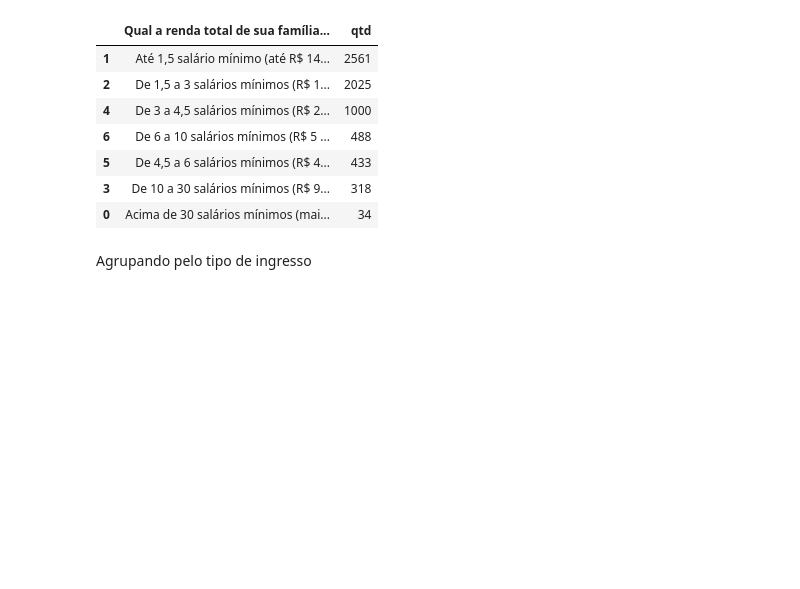
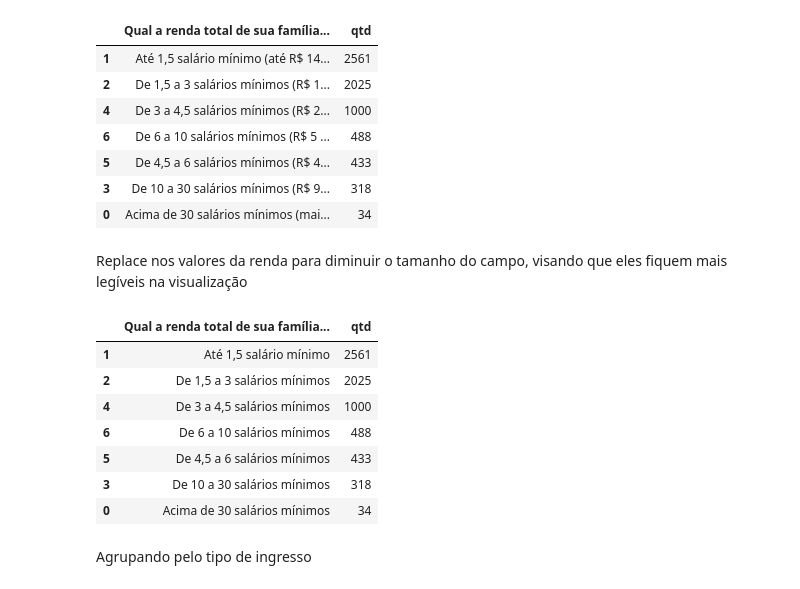
Before and after one commit to Lorenaps/visualizacao-de-dados, a Jupyter notebook: pre_processamento_dados/analise_enade.ipynb, the cells around one changed output. Saved outputs shown, nothing was run; the diff lists cells and outputs as text; code cells hidden in the pictures; blank space fills up the shorter version.

```diff
--- a/pre_processamento_dados/analise_enade.ipynb
+++ b/pre_processamento_dados/analise_enade.ipynb
@@ -62,6 +62,27 @@ enade.groupby("Qual a renda total de sua família, incluindo seus rendimentos?")
 | 5 | De 4,5 a 6 salários mínimos (R$ 4... | 433 |
 | 3 | De 10 a 30 salários mínimos (R$ 9... | 318 |
 | 0 | Acima de 30 salários mínimos (mai... | 34 |
+# %% [markdown]
+Replace nos valores da renda para diminuir o tamanho do campo, visando que eles fiquem mais legíveis na visualização
+# %%
+enade = enade.replace('Até 1,5 salário mínimo (até R$ 1405,50).', 'Até 1,5 salário mínimo')
+enade = enade.replace('De 1,5 a 3 salários mínimos (R$ 1405,51 a R$ 2.811,00).', 'De 1,5 a 3 salários mínimos')
+enade = enade.replace('De 3 a 4,5 salários mínimos (R$ 2811,01 a R$ 4.216,50).', 'De 3 a 4,5 salários mínimos')
+enade = enade.replace('De 4,5 a 6 salários mínimos (R$ 4216,51 a R$ 5.622,00).', 'De 4,5 a 6 salários mínimos')
+enade = enade.replace('De 6 a 10 salários mínimos (R$ 5 622,01 a R$ 9.370,00).', 'De 6 a 10 salários mínimos')
+enade = enade.replace('De 10 a 30 salários mínimos (R$ 9370,01 a R$ 28.110,00).', 'De 10 a 30 salários mínimos')
+enade = enade.replace('Acima de 30 salários mínimos (mais de R$ 28110,00).', 'Acima de 30 salários mínimos')
+
+enade.groupby("Qual a renda total de sua família, incluindo seus rendimentos?").size().reset_index(name='qtd').sort_values('qtd', ascending=False)
+# %% [output]
+|  | Qual a renda total de sua família... | qtd |
+| 1 | Até 1,5 salário mínimo | 2561 |
+| 2 | De 1,5 a 3 salários mínimos | 2025 |
+| 4 | De 3 a 4,5 salários mínimos | 1000 |
+| 6 | De 6 a 10 salários mínimos | 488 |
+| 5 | De 4,5 a 6 salários mínimos | 433 |
+| 3 | De 10 a 30 salários mínimos | 318 |
+| 0 | Acima de 30 salários mínimos | 34 |
 # %% [markdown]
 Agrupando pelo tipo de ingresso
 # %%
```
Also changed, not shown: parts of 7 cells of this notebook.
